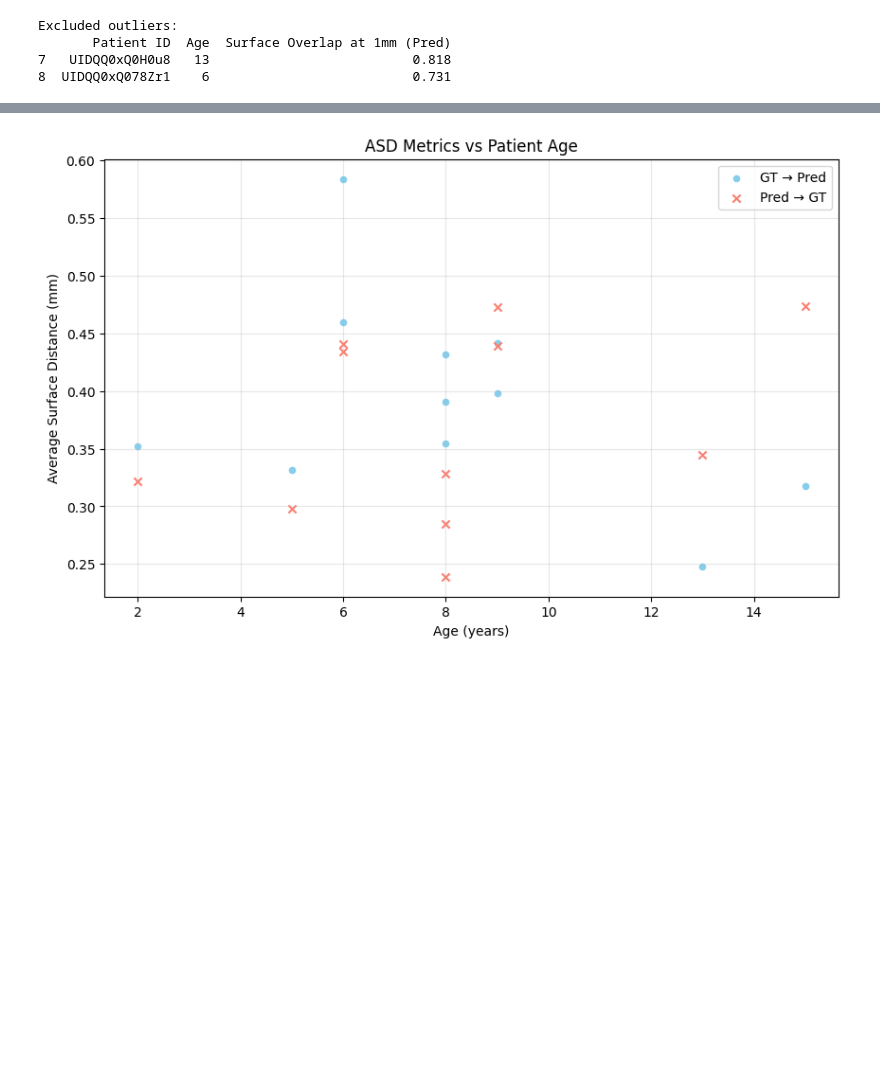
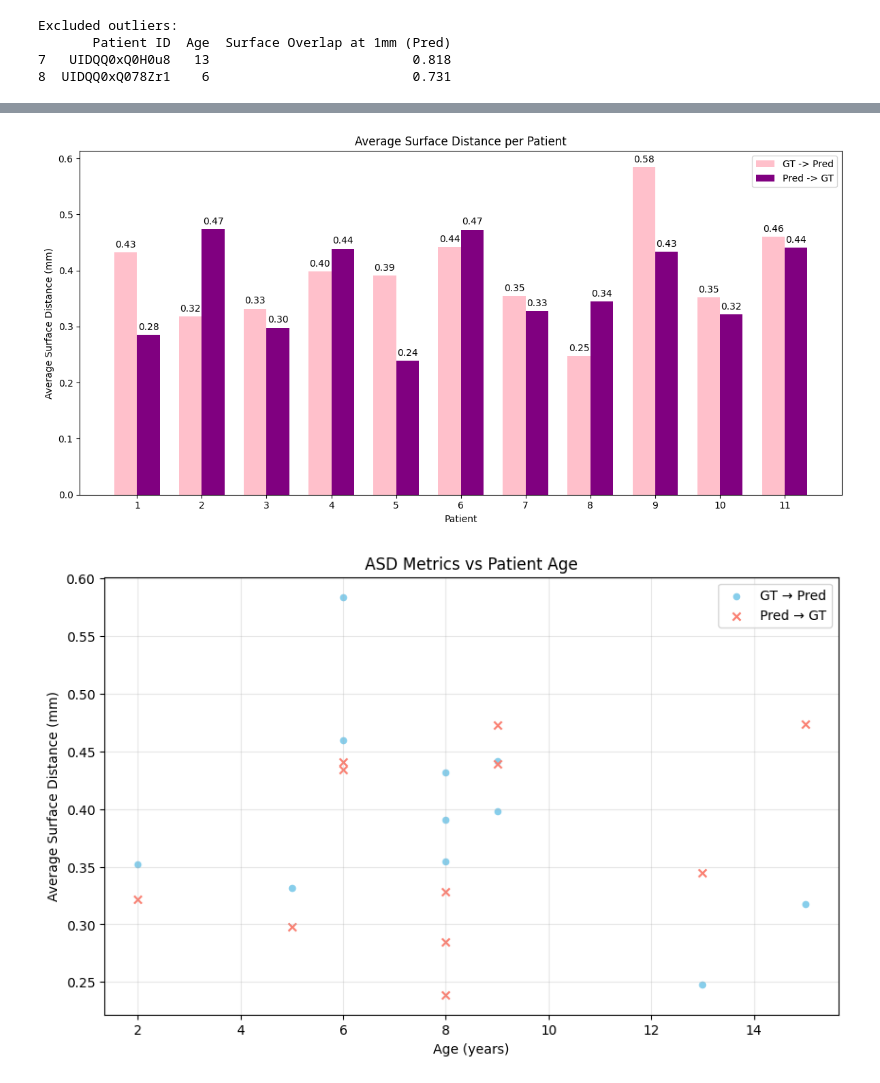
Before and after one commit to abbycrowther/Modelling_Facial_Deformation, a Jupyter notebook: Code/Total_Segmentator/rhabdo_data_work/display_metrics.ipynb, the cells around one changed output, grey strips where cells are left out. Cells and saved outputs as stored; diff of their text form; code cells hidden in the pictures; blank space fills up the shorter version.

```diff
--- a/Code/Total_Segmentator/rhabdo_data_work/display_metrics.ipynb
+++ b/Code/Total_Segmentator/rhabdo_data_work/display_metrics.ipynb
@@ -179,3 +179,50 @@ plt.show()
+# %%
+# Imports
+import pandas as pd
+import matplotlib.pyplot as plt
+import numpy as np
+
+# Load CSV
+df = pd.read_csv(r"D:\Users\Abigail Crowther\Desktop\Uni\Year 4\MPhys Projects\Semester 1 - Modelling Facial Deformation\Documents\surface_distance_metrics_rhabdo_no_outliers.csv")
+
+# Extract data
+patients = df['Patient ID']
+asd_gt_to_pred = df['Average Surface Distance: GT->Pred (mm)']
+asd_pred_to_gt = df['Average Surface Distance: Pred->GT (mm)']
+
+# X-axis positions: simple numbering 1..N
+x = np.arange(1, len(patients)+1)
+width = 0.35  # bar width
+
+# Plot
+fig, ax = plt.subplots(figsize=(12,6))
+rects1 = ax.bar(x - width/2, asd_gt_to_pred, width, label='GT -> Pred', color='pink')
+rects2 = ax.bar(x + width/2, asd_pred_to_gt, width, label='Pred -> GT', color='purple')
+
+# Labels and title
+ax.set_ylabel('Average Surface Distance (mm)')
+ax.set_xlabel('Patient')
+ax.set_title('Average Surface Distance per Patient')
+ax.set_xticks(x)  # keep numbers 1..N
+ax.legend()
+
+# Optional: add value labels on bars
+def add_labels(rects):
+    for rect in rects:
+        height = rect.get_height()
+        ax.annotate(f'{height:.2f}',
+                    xy=(rect.get_x() + rect.get_width() / 2, height),
+                    xytext=(0, 3),  # 3 points vertical offset
+                    textcoords="offset points",
+                    ha='center', va='bottom')
+
+add_labels(rects1)
+add_labels(rects2)
+
+plt.tight_layout()
+plt.show()
+# %% [output]
+[figure, added]
 # %%
 import matplotlib.pyplot as plt
 
```
Also changed, not shown: parts of 3 cells of this notebook, 5 other files.
